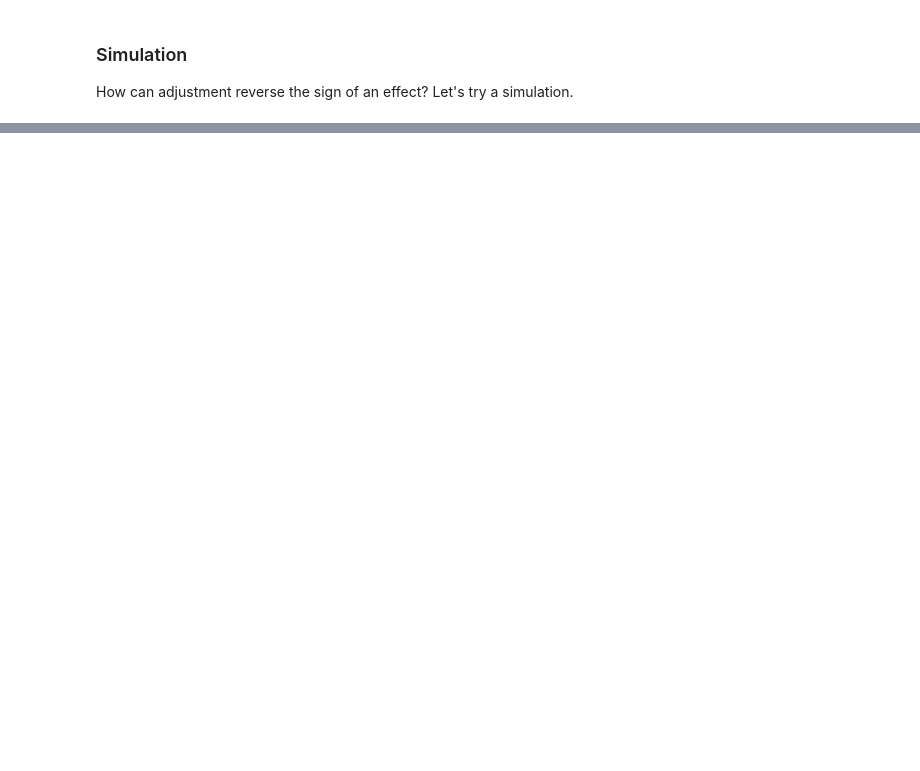
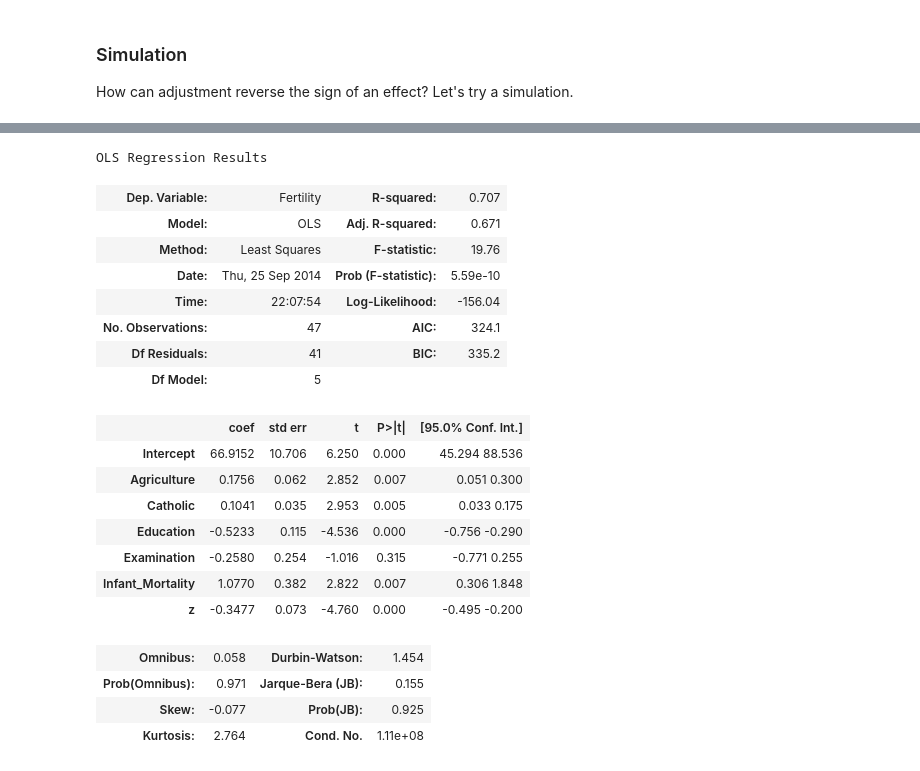
Before and after one commit to idrisr/coursera-regressions, a Jupyter notebook: regressions.ipynb, the cells around one changed output, grey strips where cells are left out. Saved outputs shown, nothing was run; the diff lists cells and outputs as text; code cells hidden in the pictures; blank space fills up the shorter version.

```diff
--- a/regressions.ipynb
+++ b/regressions.ipynb
@@ -1561,0 +1872,27 @@ axarr[1].set_title('x2');
+# %%
+r = sm.ols('%s ~ %s' % (y, x), data=swiss).fit();
+# %%
+# wait, this doesn't work. sm.ols doesn't pick up that Z is no good
+r.summary()
+# %% [output]
+OLS Regression Results
+| Dep. Variable: | Fertility | R-squared: | 0.707 |
+| Model: | OLS | Adj. R-squared: | 0.671 |
+| Method: | Least Squares | F-statistic: | 19.76 |
+| Date: | Thu, 25 Sep 2014 | Prob (F-statistic): | 5.59e-10 |
+| Time: | 22:07:54 | Log-Likelihood: | -156.04 |
+| No. Observations: | 47 | AIC: | 324.1 |
+| Df Residuals: | 41 | BIC: | 335.2 |
+| Df Model: | 5 |  |  |
+|  | coef | std err | t | P>|t| | [95.0% Conf. Int.] |
+| Intercept | 66.9152 | 10.706 | 6.250 | 0.000 | 45.294 88.536 |
+| Agriculture | 0.1756 | 0.062 | 2.852 | 0.007 | 0.051 0.300 |
+| Catholic | 0.1041 | 0.035 | 2.953 | 0.005 | 0.033 0.175 |
+| Education | -0.5233 | 0.115 | -4.536 | 0.000 | -0.756 -0.290 |
+| Examination | -0.2580 | 0.254 | -1.016 | 0.315 | -0.771 0.255 |
+| Infant_Mortality | 1.0770 | 0.382 | 2.822 | 0.007 | 0.306 1.848 |
+| z | -0.3477 | 0.073 | -4.760 | 0.000 | -0.495 -0.200 |
+| Omnibus: | 0.058 | Durbin-Watson: | 1.454 |
+| Prob(Omnibus): | 0.971 | Jarque-Bera (JB): | 0.155 |
+| Skew: | -0.077 | Prob(JB): | 0.925 |
+| Kurtosis: | 2.764 | Cond. No. | 1.11e+08 |
```
Also changed, not shown: parts of 137 cells of this notebook.
